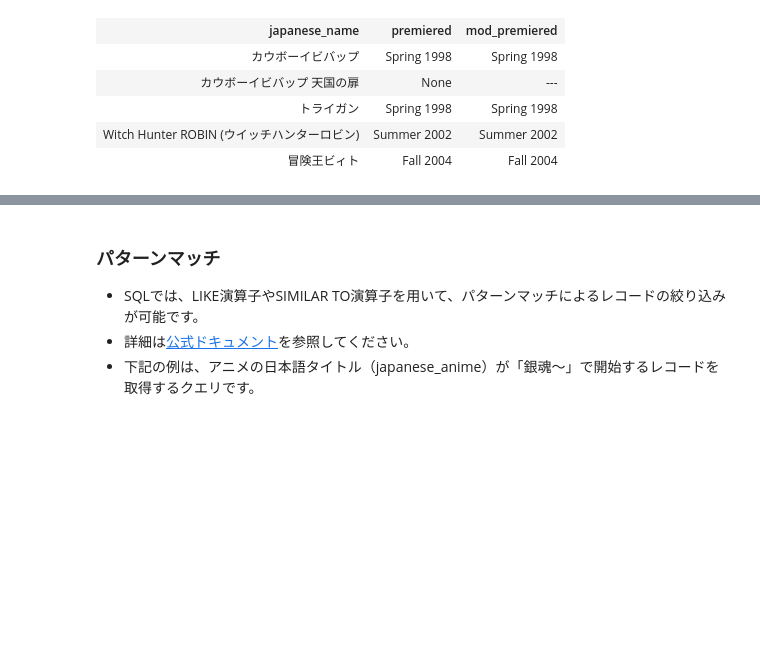
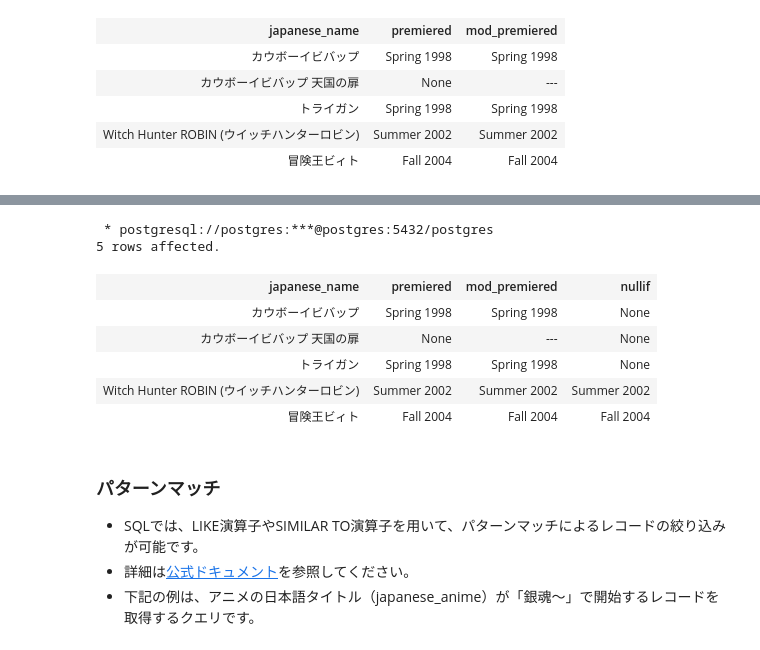
Before and after one commit to knagato/sql-workshop, a Jupyter notebook: work/01_Tutorial/01_DataAnalysis.ipynb, the cells around one changed output, grey strips where cells are left out. Drawn from its saved outputs; the diff is of its cells as text; code cells hidden in the pictures; blank space fills up the shorter version.

Commit message:
add coalesce sample

```diff
--- a/work/01_Tutorial/01_DataAnalysis.ipynb
+++ b/work/01_Tutorial/01_DataAnalysis.ipynb
@@ -220,3 +226,21 @@ LIMIT 5;
+# %%
+%%sql
+SELECT
+    japanese_name
+    , premiered
+    , COALESCE(premiered, '---') AS mod_premiered
+    , NULLIF(premiered, 'Spring 1998')
+FROM anime
+LIMIT 5;
+# %% [output]
+ * postgresql://postgres:***@postgres:5432/postgres
+5 rows affected.
+| japanese_name | premiered | mod_premiered | nullif |
+| カウボーイビバップ | Spring 1998 | Spring 1998 | None |
+| カウボーイビバップ 天国の扉 | None | --- | None |
+| トライガン | Spring 1998 | Spring 1998 | None |
+| Witch Hunter ROBIN (ウイッチハンターロビン) | Summer 2002 | Summer 2002 | Summer 2002 |
+| 冒険王ビィト | Fall 2004 | Fall 2004 | Fall 2004 |
 # %% [markdown]
 ### パターンマッチ
 
```
Also changed, not shown: parts of 3 cells of this notebook.
